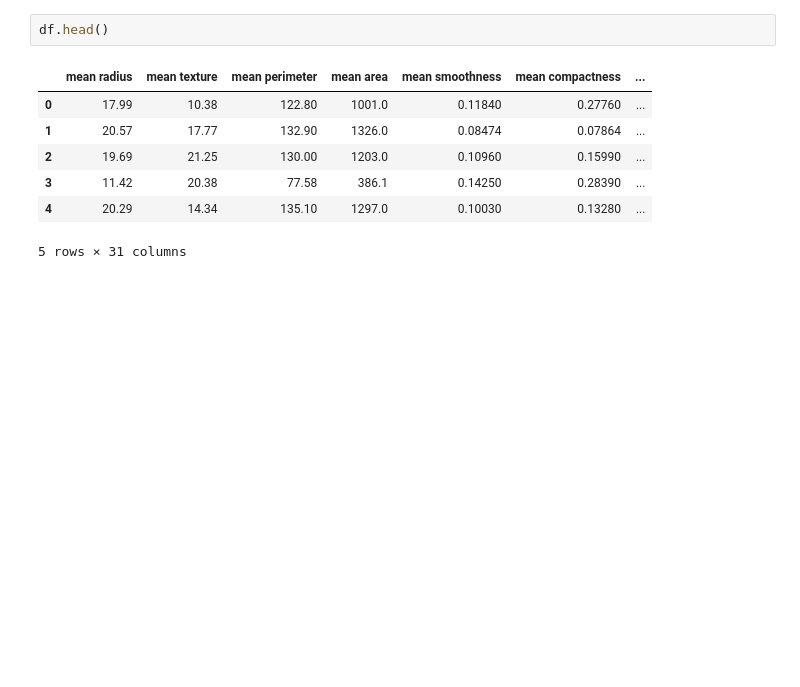
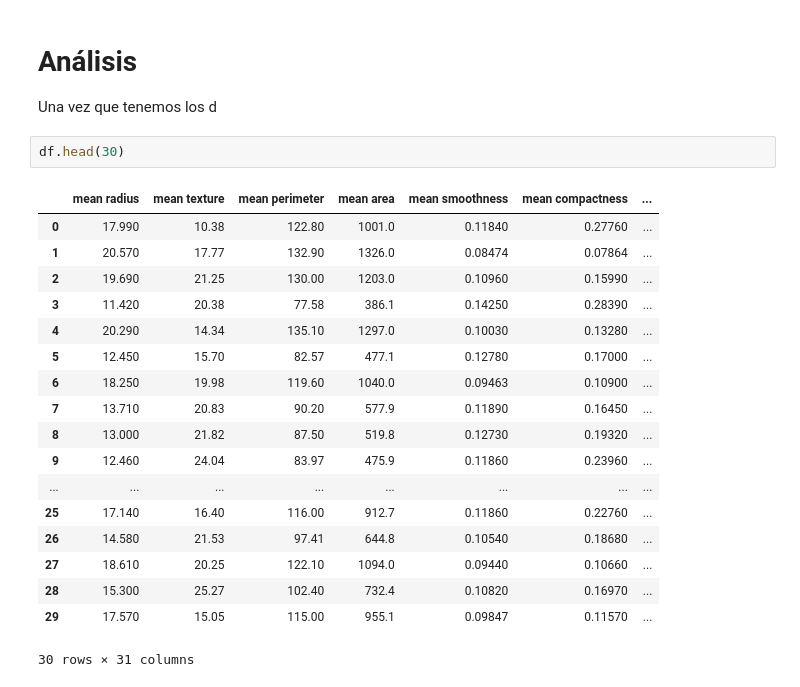
Before and after one commit to Javierub32/3-Carrera-Software, a Jupyter notebook: Aprendizaje Automatico/Practicas/PR01/main.ipynb, the cells around one changed output. Drawn from its saved outputs; the diff is of its cells as text; blank space fills up the shorter version.

```diff
--- a/Aprendizaje Automatico/Practicas/PR01/main.ipynb
+++ b/Aprendizaje Automatico/Practicas/PR01/main.ipynb
@@ -17,10 +38,25 @@ target_names = cancer.target_names
+# %% [markdown]
+# Análisis
+
+Una vez que tenemos los d
 # %%
-df.head()
+df.head(30)
 # %% [output]
 |  | mean radius | mean texture | mean perimeter | mean area | mean smoothness | mean compactness | ... |
-| 0 | 17.99 | 10.38 | 122.80 | 1001.0 | 0.11840 | 0.27760 | ... |
-| 1 | 20.57 | 17.77 | 132.90 | 1326.0 | 0.08474 | 0.07864 | ... |
-| 2 | 19.69 | 21.25 | 130.00 | 1203.0 | 0.10960 | 0.15990 | ... |
-| 3 | 11.42 | 20.38 | 77.58 | 386.1 | 0.14250 | 0.28390 | ... |
-| 4 | 20.29 | 14.34 | 135.10 | 1297.0 | 0.10030 | 0.13280 | ... |
+| 0 | 17.990 | 10.38 | 122.80 | 1001.0 | 0.11840 | 0.27760 | ... |
+| 1 | 20.570 | 17.77 | 132.90 | 1326.0 | 0.08474 | 0.07864 | ... |
+| 2 | 19.690 | 21.25 | 130.00 | 1203.0 | 0.10960 | 0.15990 | ... |
+| 3 | 11.420 | 20.38 | 77.58 | 386.1 | 0.14250 | 0.28390 | ... |
+| 4 | 20.290 | 14.34 | 135.10 | 1297.0 | 0.10030 | 0.13280 | ... |
+| 5 | 12.450 | 15.70 | 82.57 | 477.1 | 0.12780 | 0.17000 | ... |
+| 6 | 18.250 | 19.98 | 119.60 | 1040.0 | 0.09463 | 0.10900 | ... |
+| 7 | 13.710 | 20.83 | 90.20 | 577.9 | 0.11890 | 0.16450 | ... |
+| 8 | 13.000 | 21.82 | 87.50 | 519.8 | 0.12730 | 0.19320 | ... |
+| 9 | 12.460 | 24.04 | 83.97 | 475.9 | 0.11860 | 0.23960 | ... |
+| ... | ... | ... | ... | ... | ... | ... | ... |
+| 25 | 17.140 | 16.40 | 116.00 | 912.7 | 0.11860 | 0.22760 | ... |
+| 26 | 14.580 | 21.53 | 97.41 | 644.8 | 0.10540 | 0.18680 | ... |
+| 27 | 18.610 | 20.25 | 122.10 | 1094.0 | 0.09440 | 0.10660 | ... |
+| 28 | 15.300 | 25.27 | 102.40 | 732.4 | 0.10820 | 0.16970 | ... |
+| 29 | 17.570 | 15.05 | 115.00 | 955.1 | 0.09847 | 0.11570 | ... |
-5 rows × 31 columns
+30 rows × 31 columns
```
Also changed, not shown: parts of 2 cells of this notebook, 3 other files.
